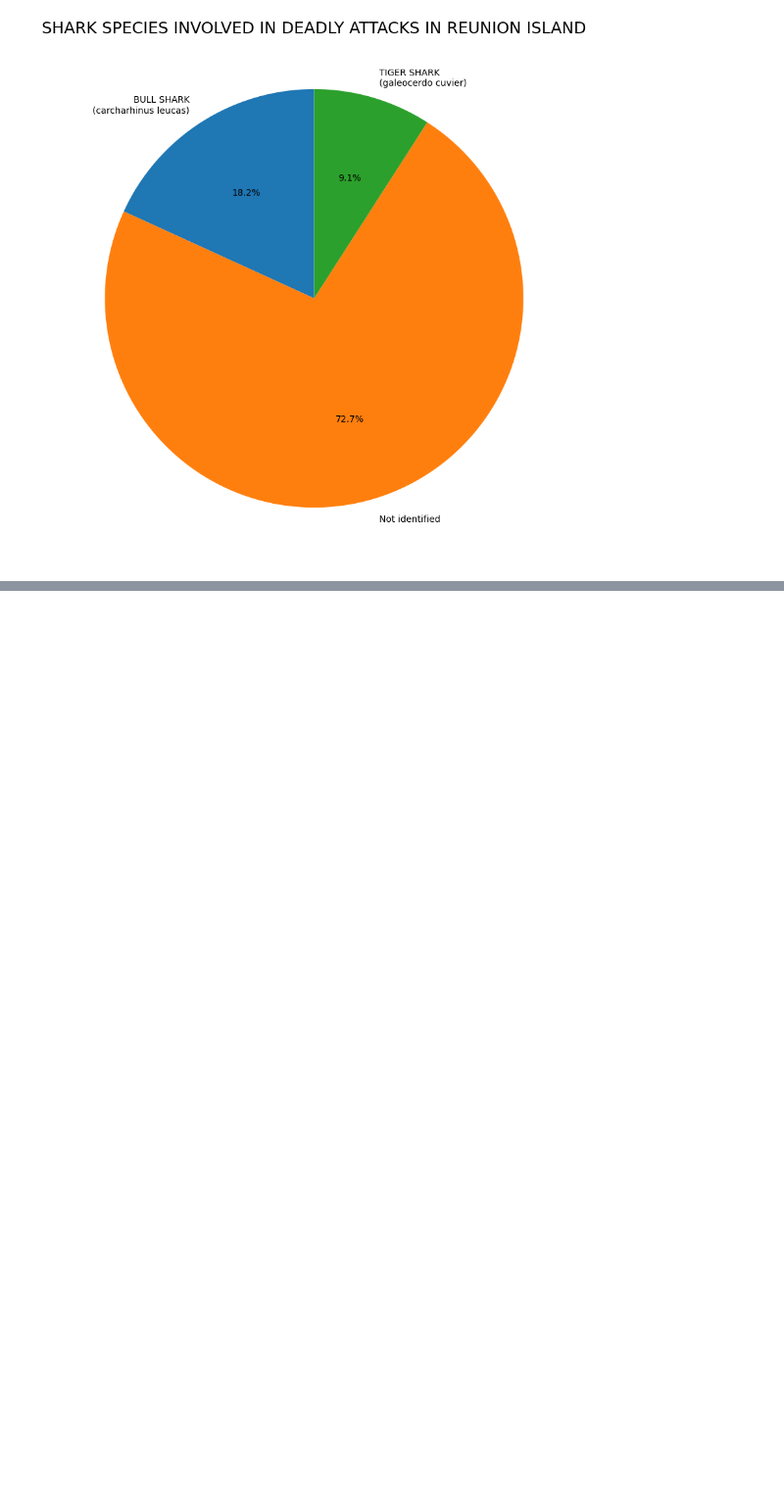
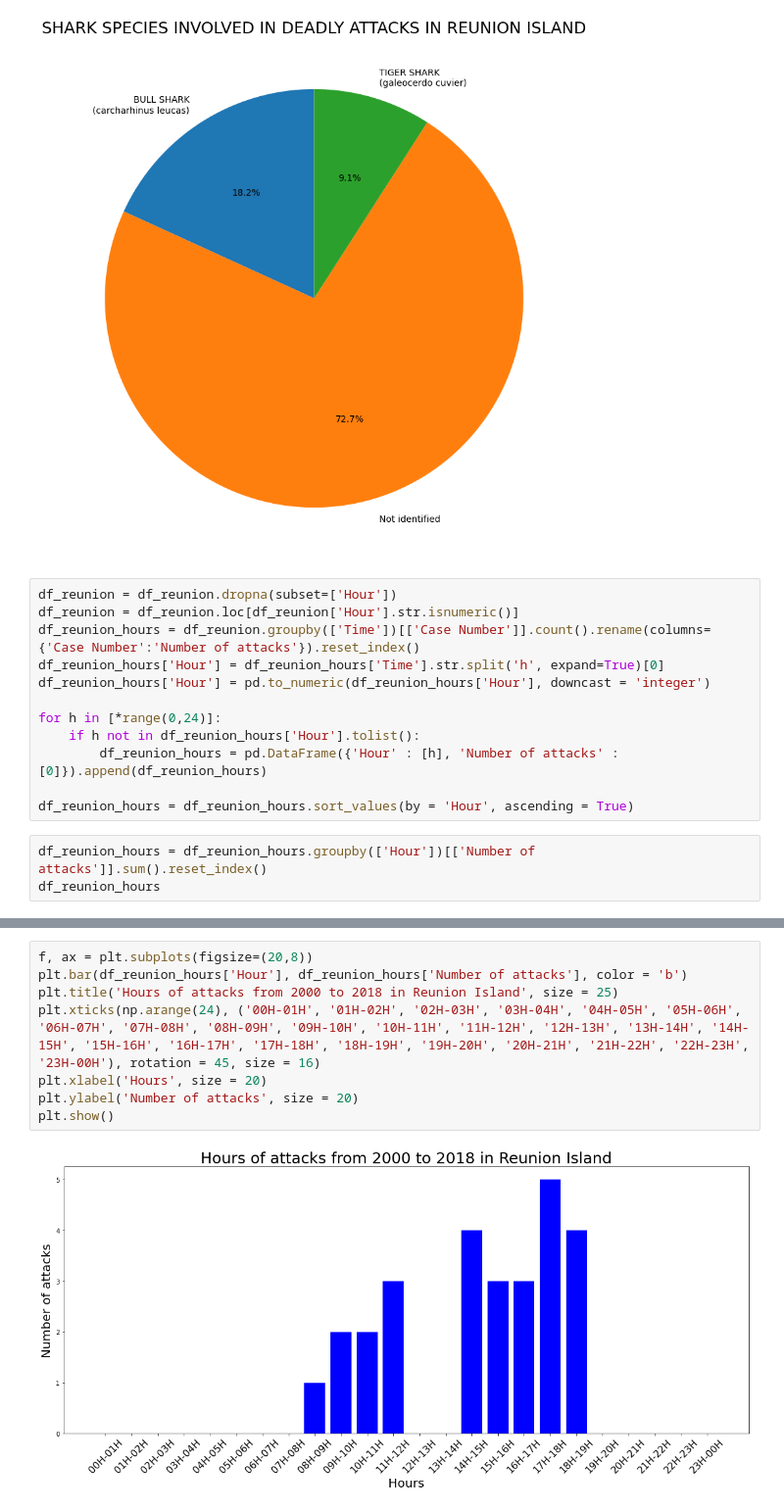
Before and after one commit to BenoitPierson/JAWS, a Jupyter notebook: Jupyter_notebook_jaws.ipynb, the cells around one changed output, grey strips where cells are left out. Shown: that part at 98% size. Cells and saved outputs as stored; diff of their text form; blank space fills up the shorter version.

Commit message:
Reunion island analysis release

```diff
--- a/Jupyter_notebook_jaws.ipynb
+++ b/Jupyter_notebook_jaws.ipynb
@@ -234,3 +234,18 @@ plt.title('SHARK SPECIES INVOLVED IN DEADLY ATTACKS IN REUNION ISLAND', size = 2
 plt.show()
 # %% [output]
 [figure]
+# %%
+df_reunion = df_reunion.dropna(subset=['Hour'])
+df_reunion = df_reunion.loc[df_reunion['Hour'].str.isnumeric()]
+df_reunion_hours = df_reunion.groupby(['Time'])[['Case Number']].count().rename(columns={'Case Number':'Number of attacks'}).reset_index()
+df_reunion_hours['Hour'] = df_reunion_hours['Time'].str.split('h', expand=True)[0]
+df_reunion_hours['Hour'] = pd.to_numeric(df_reunion_hours['Hour'], downcast = 'integer')
+
+for h in [*range(0,24)]:
+    if h not in df_reunion_hours['Hour'].tolist():
+        df_reunion_hours = pd.DataFrame({'Hour' : [h], 'Number of attacks' : [0]}).append(df_reunion_hours)
+
+df_reunion_hours = df_reunion_hours.sort_values(by = 'Hour', ascending = True)
+# %%
+df_reunion_hours = df_reunion_hours.groupby(['Hour'])[['Number of attacks']].sum().reset_index()
+df_reunion_hours
@@ -236,0 +270,10 @@ plt.show()
+# %%
+f, ax = plt.subplots(figsize=(20,8))
+plt.bar(df_reunion_hours['Hour'], df_reunion_hours['Number of attacks'], color = 'b')
+plt.title('Hours of attacks from 2000 to 2018 in Reunion Island', size = 25)
+plt.xticks(np.arange(24), ('00H-01H', '01H-02H', '02H-03H', '03H-04H', '04H-05H', '05H-06H', '06H-07H', '07H-08H', '08H-09H', '09H-10H', '10H-11H', '11H-12H', '12H-13H', '13H-14H', '14H-15H', '15H-16H', '16H-17H', '17H-18H', '18H-19H', '19H-20H', '20H-21H', '21H-22H', '22H-23H', '23H-00H'), rotation = 45, size = 16)
+plt.xlabel('Hours', size = 20)
+plt.ylabel('Number of attacks', size = 20)
+plt.show()
+# %% [output]
+[figure, added]
```
Also changed, not shown: parts of 1 cell of this notebook.
